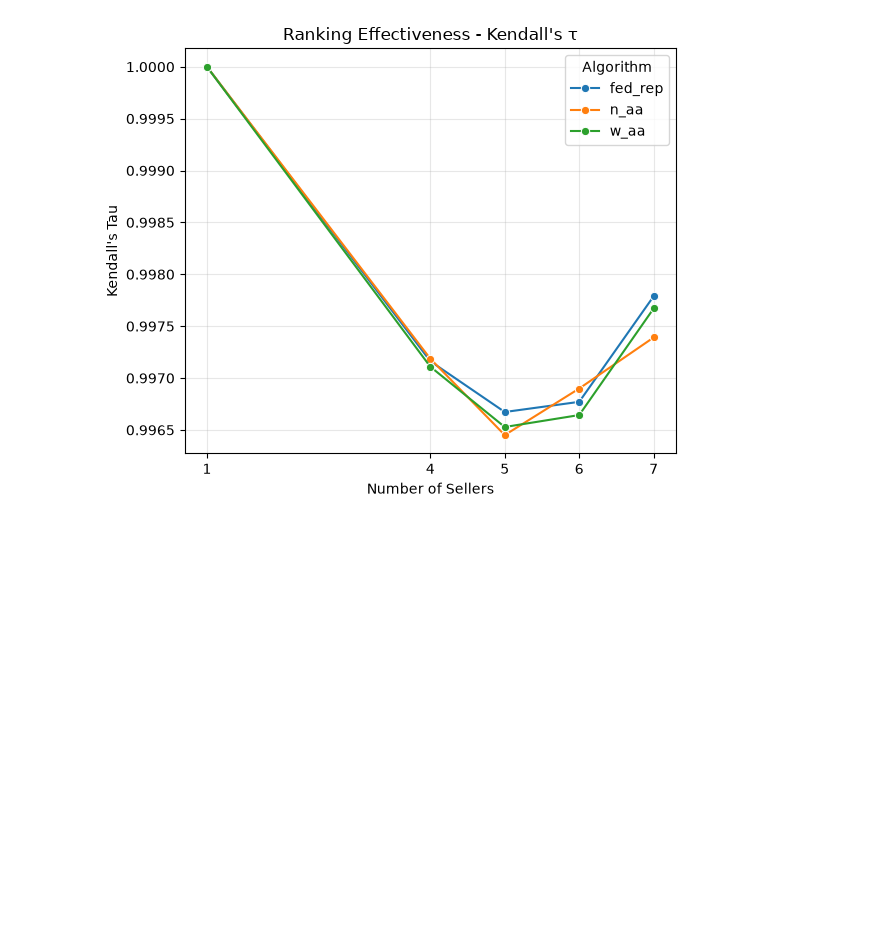
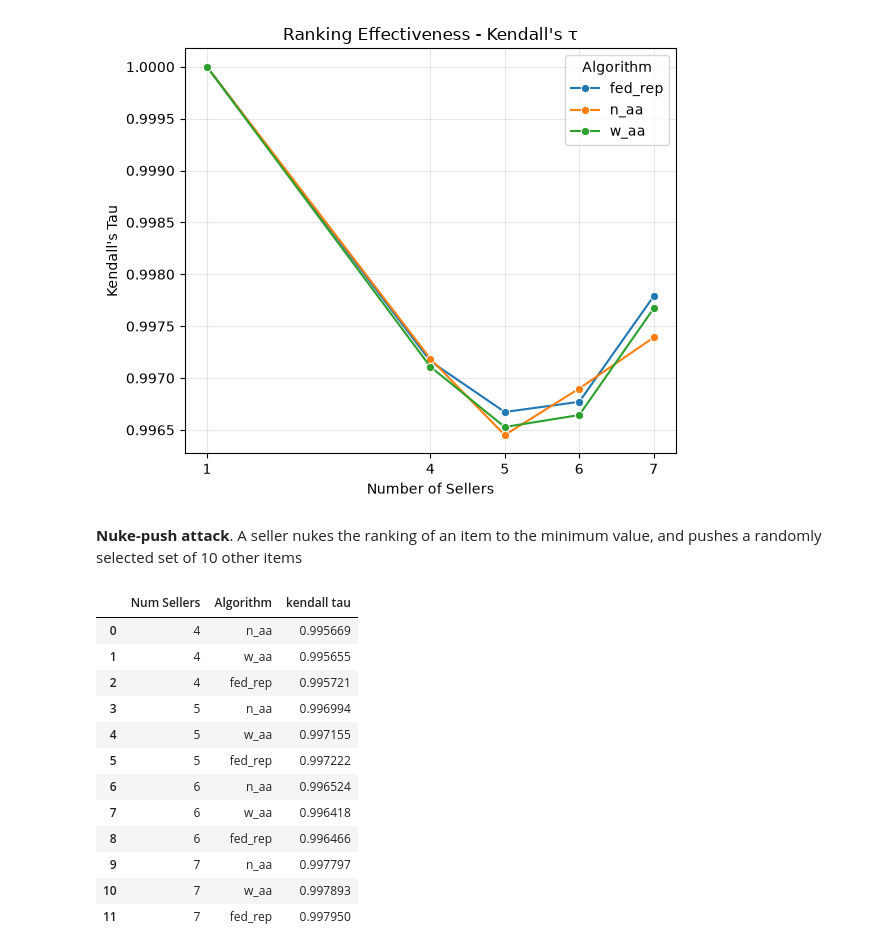
Before and after one commit to mpupo-co/ranking-systems, a Jupyter notebook: Marketplace Federated Rankings/ml-1M.ipynb, the cells around one changed output. Cells and saved outputs as stored; diff of their text form; code cells hidden in the pictures; blank space fills up the shorter version.

```diff
--- a/Marketplace Federated Ranking/movielens1M.ipynb
+++ b/Marketplace Federated Rankings/ml-1M.ipynb
@@ -179,3 +181,53 @@ display(kendall_res)
 plot_kendall(kendall_res)
 # %% [output]
 [figure]
+# %% [markdown]
+**Nuke-push attack**. A seller nukes the ranking of  an item to the minimum value, and pushes a randomly selected set of 10 other items
+# %%
+# Ranking the marketplace could have created in case all the plain ratings
+# of all sellers would have been directly available to it in a non-federated setting (eq. 3)
+baseline_rank = reputation_ranking(ratings, lamb=.1)
+
+algorithms = {"n_aa": n_aa, "w_aa": w_aa, "fed_rep": federated_reputation_ranking}
+
+kendall_res = []
+
+for i in [4, 5, 6, 7]:
+
+    # Original rankings without attack
+    original = split_ratings[i]
+
+    # Generate attacked dataset
+    attacked = nuke_push(original)
+
+    for name, rank_algo in algorithms.items():
+
+        # Compute original and attacked rankings
+        original_rank = rank_algo(original)
+        attacked_rank = rank_algo(attacked)
+
+        # Compare rankings
+        kendall = kendall_tau(original_rank, attacked_rank)
+
+        kendall_res.append({
+            "Num Sellers": i,
+            "Algorithm": name,
+            "kendall tau": kendall
+        })
+
+kendall_res = pd.DataFrame(kendall_res)
+display(kendall_res)
+# %% [output]
+|  | Num Sellers | Algorithm | kendall tau |
+| 0 | 4 | n_aa | 0.995669 |
+| 1 | 4 | w_aa | 0.995655 |
+| 2 | 4 | fed_rep | 0.995721 |
+| 3 | 5 | n_aa | 0.996994 |
+| 4 | 5 | w_aa | 0.997155 |
+| 5 | 5 | fed_rep | 0.997222 |
+| 6 | 6 | n_aa | 0.996524 |
+| 7 | 6 | w_aa | 0.996418 |
+| 8 | 6 | fed_rep | 0.996466 |
+| 9 | 7 | n_aa | 0.997797 |
+| 10 | 7 | w_aa | 0.997893 |
+| 11 | 7 | fed_rep | 0.997950 |
```
Also changed, not shown: parts of 4 cells of this notebook, 51 other files.
